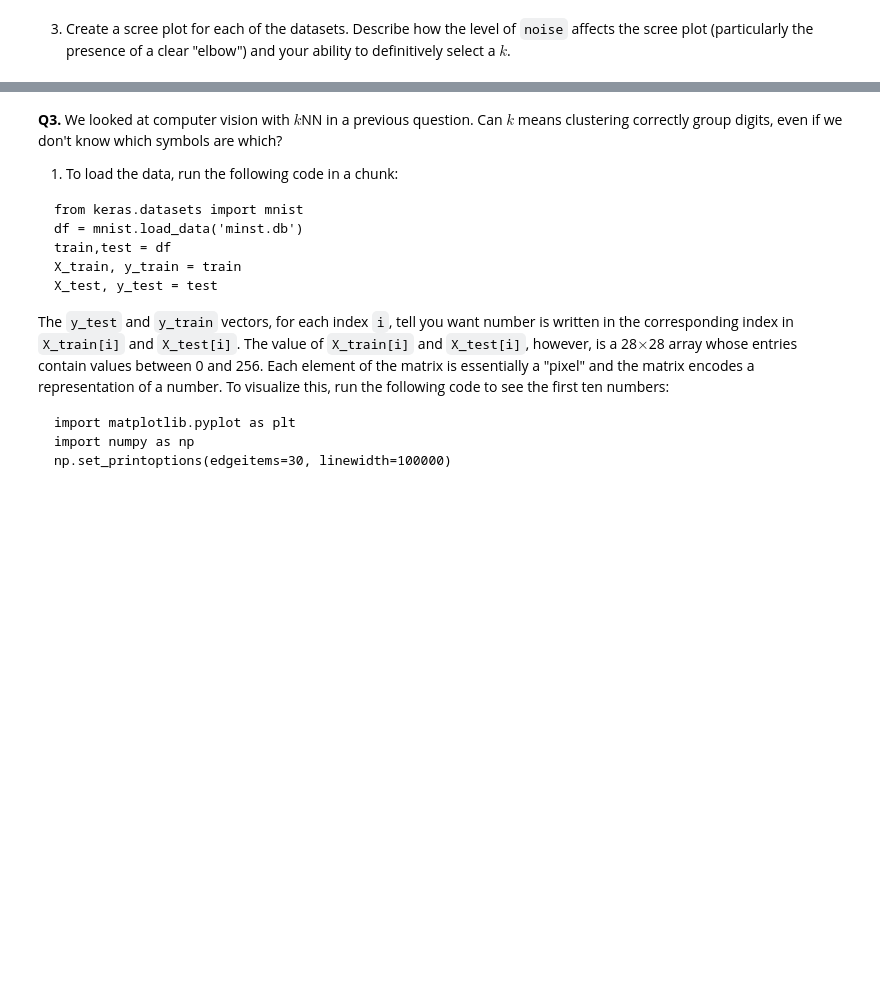
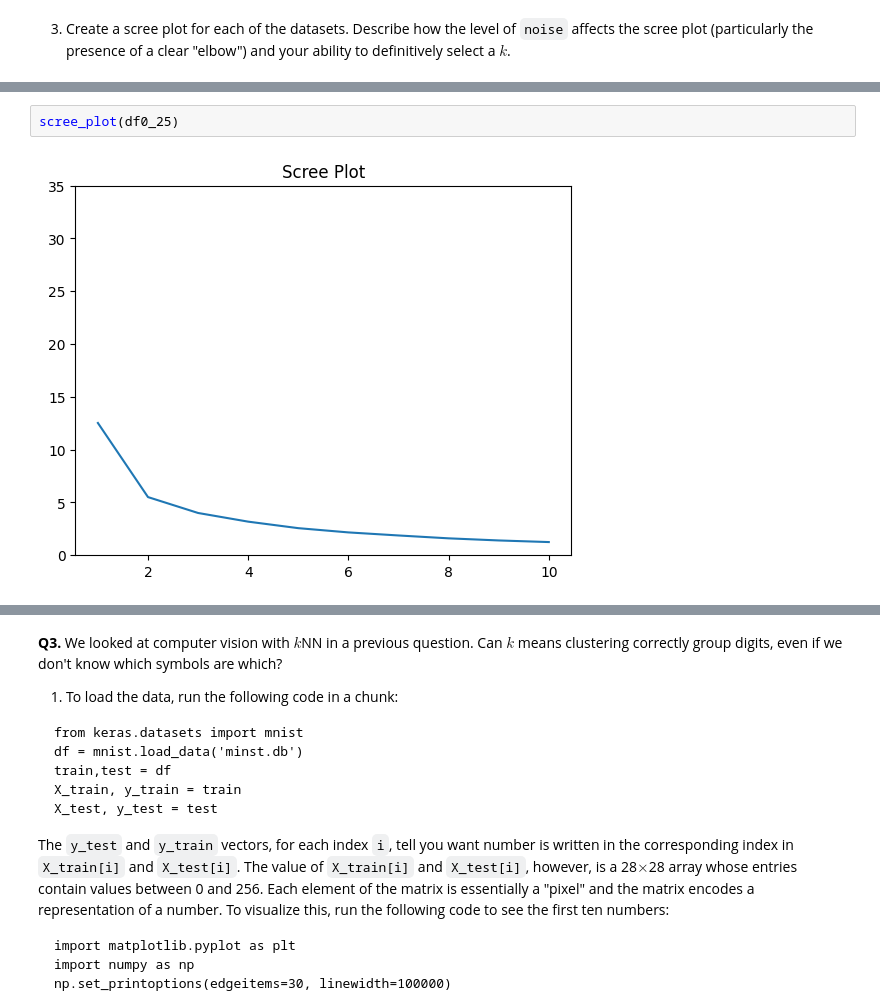
Before and after one commit to kelseymatsik/kmc, a Jupyter notebook: assignment_kmc.ipynb, the cells around one changed output, grey strips where cells are left out. Cells and saved outputs as stored; diff of their text form; blank space fills up the shorter version.

```diff
--- a/assignment_kmc.ipynb
+++ b/assignment_kmc.ipynb
@@ -449,0 +399,4 @@ scree_plot = sns.lineplot(x=k_grid, y=SSE).set_title('Standard Deviation = 2.0')
+# %%
+scree_plot(df0_25)
+# %% [output]
+[figure, added]
```
Also changed, not shown: parts of 13 cells of this notebook.
